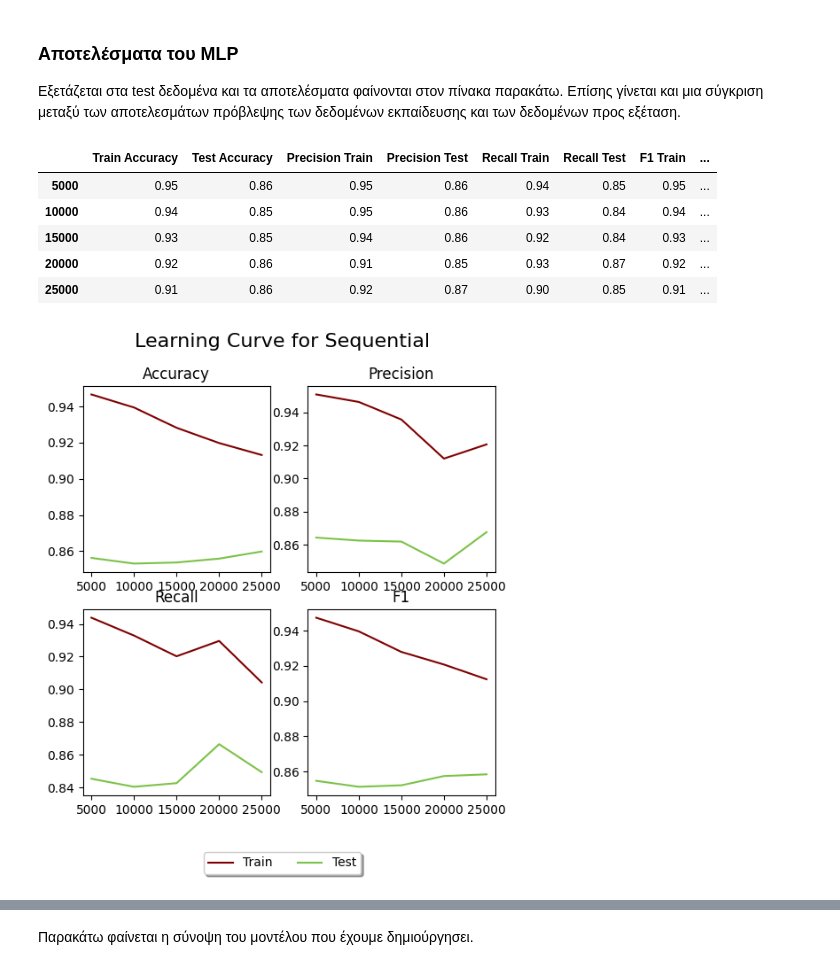
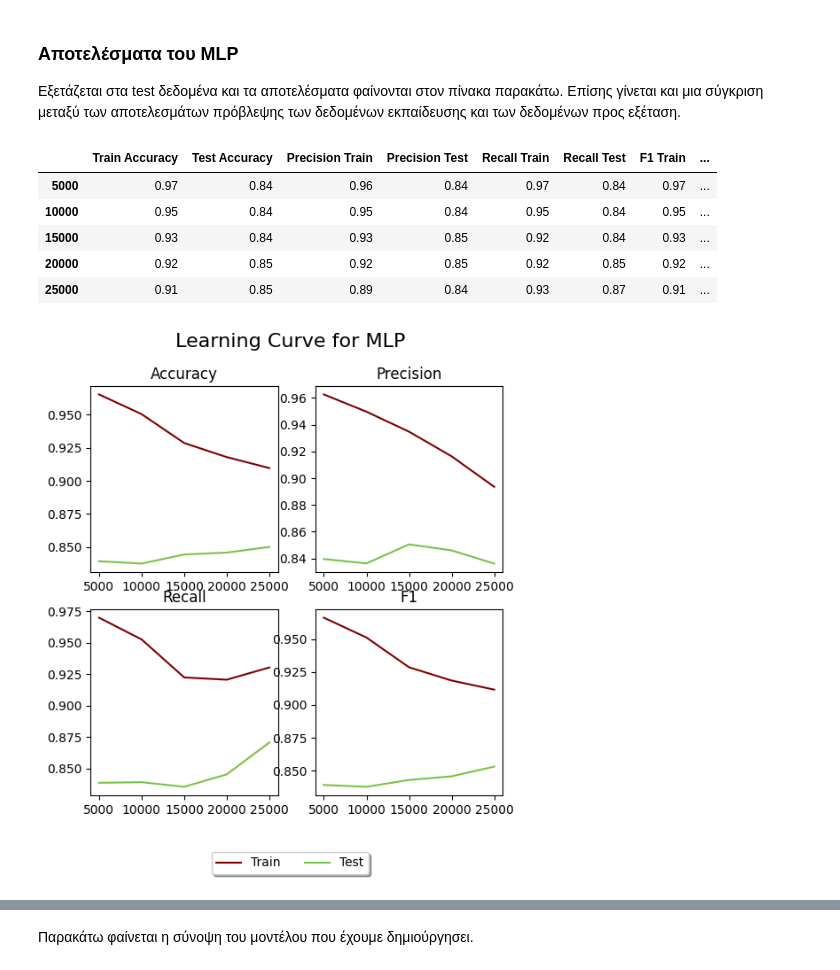
Before and after one commit to MariaSchoinaki/Imdb-classification-ML, a Jupyter notebook: src/MLP.ipynb, the cells around one changed output, grey strips where cells are left out. Drawn from its saved outputs; the diff is of its cells as text; code cells hidden in the pictures.

```diff
--- a/src/MLP.ipynb
+++ b/src/MLP.ipynb
@@ -61,14 +61,24 @@ from IPython.display import Image
 # %% [markdown]
 ### Υλοποίηση του μοντέλου MLP
 # %%
-model = Sequential()
-model.add(Embedding(input_dim=voc, output_dim=5,input_length=voc))
-model.add(Dense(32, activation='relu', input_shape=(voc,)))
-model.add(tf.keras.layers.Dropout(rate=0.2))
-model.add(Dense(32, activation='relu'))
-model.add(Flatten())
-model.add(Dense(1, activation='sigmoid'))
+class MLP:
+    def __init__(self):
+        self.model = None
 
-model.compile(optimizer='adam', loss='binary_crossentropy', metrics=['accuracy'])
+    def create_model(self, n_words):
+        self.model = Sequential()
+        self.model.add(Embedding(input_dim=n_words, output_dim=5,input_length=n_words))
+        self.model.add(Dense(32, activation='relu', input_shape=(n_words,)))
+        self.model.add(tf.keras.layers.Dropout(rate=0.2))
+        self.model.add(Dense(32, activation='relu'))
+        self.model.add(Flatten())
+        self.model.add(Dense(1, activation='sigmoid'))
+        self.model.compile(optimizer='adam', loss='binary_crossentropy', metrics=['accuracy'])
 
-history = model.fit(x_train_binary, y_train, epochs=4, batch_size=32, validation_split=0.2)
+    def fit(self,x, y):
+        h = self.model.fit(x, y, epochs=4, batch_size=32, validation_split=0.2)
+        return h
+
+    def predict(self,x):
+        p = self.model.predict(x)
+        return (p > 0.5).astype(int)
@@ -92,2 +85,6 @@ Epoch 4/4
 # %%
 from visualizations import *
+# %%
+model = MLP()
+model.create_model(voc)
+history = model.fit(x_train_binary, y_train)
@@ -111,5 +113,5 @@ print(classification_report(y_test, y))
    macro avg       0.86      0.86      0.86     25000
 weighted avg       0.86      0.86      0.86     25000
 # %%
-dat = classification_data(model, x_train_binary, y_train, x_test_binary, y_test, 5, model='Sequential')
+dat = classification_data(model, x_train_binary, y_train, x_test_binary, y_test, 5)
 # %% [output]
@@ -134,13 +138,14 @@ dat = classification_data(model, x_train_binary, y_train, x_test_binary, y_test,
 # %%
 dat_table = classification_table(dat, x_train_binary)
 ipd.display(dat_table)
 
-r = classification_plots(dat)
+classification_plots(dat)
+r = classification_plots(dat, True)
 # %% [output]
 |  | Train Accuracy | Test Accuracy | Precision Train | Precision Test | Recall Train | Recall Test | F1 Train | ... |
-| 5000 | 0.95 | 0.86 | 0.95 | 0.86 | 0.94 | 0.85 | 0.95 | ... |
-| 10000 | 0.94 | 0.85 | 0.95 | 0.86 | 0.93 | 0.84 | 0.94 | ... |
-| 15000 | 0.93 | 0.85 | 0.94 | 0.86 | 0.92 | 0.84 | 0.93 | ... |
-| 20000 | 0.92 | 0.86 | 0.91 | 0.85 | 0.93 | 0.87 | 0.92 | ... |
-| 25000 | 0.91 | 0.86 | 0.92 | 0.87 | 0.90 | 0.85 | 0.91 | ... |
+| 5000 | 0.97 | 0.84 | 0.96 | 0.84 | 0.97 | 0.84 | 0.97 | ... |
+| 10000 | 0.95 | 0.84 | 0.95 | 0.84 | 0.95 | 0.84 | 0.95 | ... |
+| 15000 | 0.93 | 0.84 | 0.93 | 0.85 | 0.92 | 0.84 | 0.93 | ... |
+| 20000 | 0.92 | 0.85 | 0.92 | 0.85 | 0.92 | 0.85 | 0.92 | ... |
+| 25000 | 0.91 | 0.85 | 0.89 | 0.84 | 0.93 | 0.87 | 0.91 | ... |
-[figure, old version]
+[figure, new version]
```
Also changed, not shown: parts of 9 cells of this notebook.
